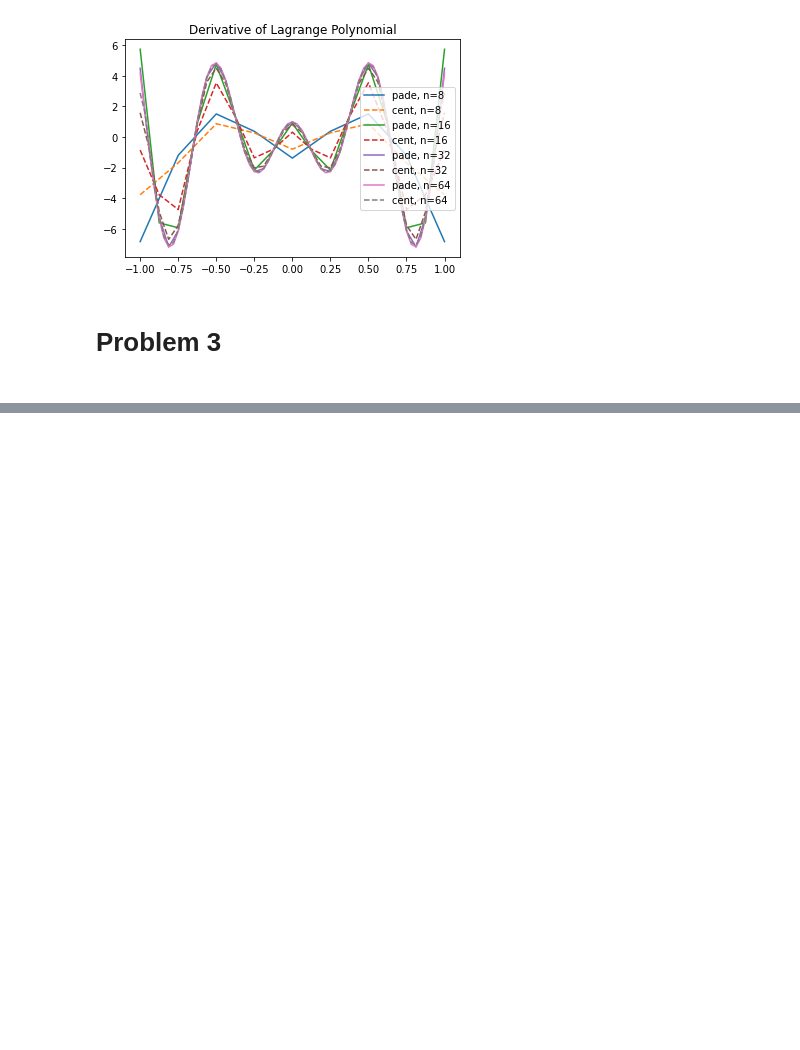
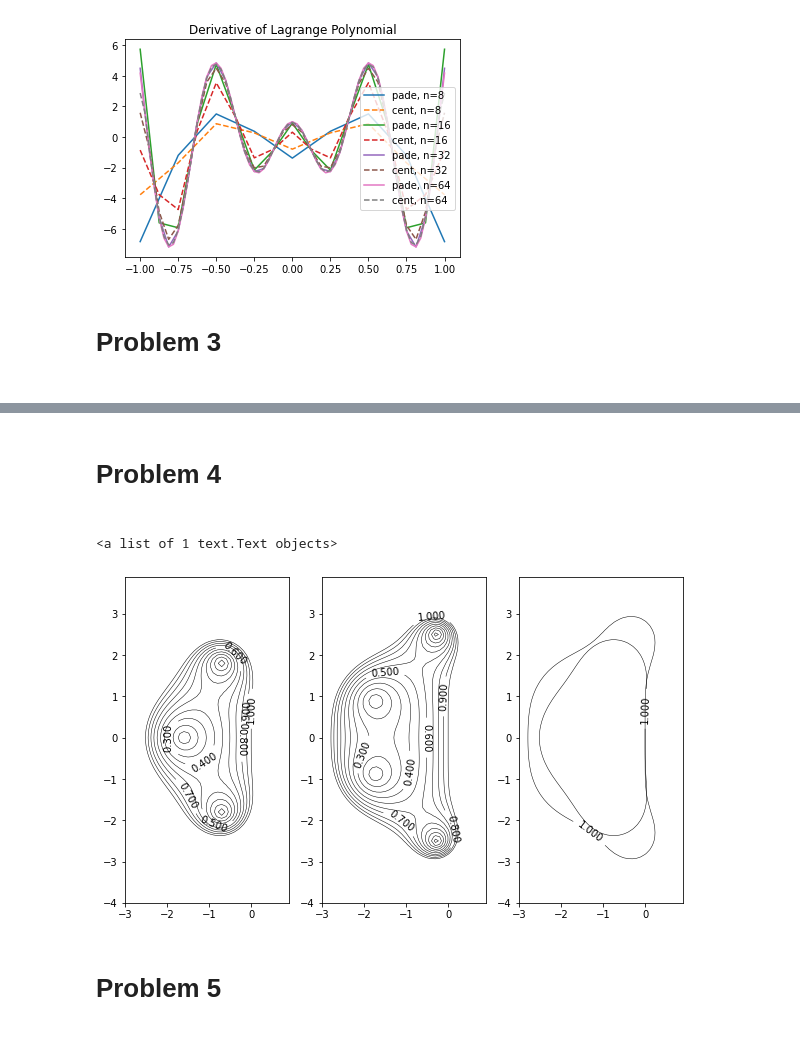
Before and after one commit to zomorodiyan/MAE-5093, a Jupyter notebook: CP1.ipynb, the cells around one changed output, grey strips where cells are left out. Cells and saved outputs as stored; diff of their text form; code cells hidden in the pictures; blank space fills up the shorter version.

```diff
--- a/CP1.ipynb
+++ b/CP1.ipynb
@@ -268,0 +269,22 @@ plt.legend(loc=4)
+# %% [markdown]
+<h1>Problem 4<h1>
+# %%
+range = np.arange(0,1.01,0.1)
+real = np.arange(-3, 1, 0.1)
+imag = np.arange(-4, 4, 0.1)
+[Real, Imag] = np.meshgrid(real,imag)
+S = Real + Imag*1j
+RK3 = 1 + S + 0.5*S**2 + (1/6)*(S**3)
+RK4 = 1 + S + 0.5*S**2 + (1/6)*(S**3) + (1/24)*(S**4)
+
+fig, (ax1,ax2,ax3) = plt.subplots(1, 3)
+fig.set_size_inches(10, 6)
+cont = ax1.contour(Real, Imag, np.abs(RK3), range, colors='k',linewidths=0.5); cont.clabel()
+cont = ax2.contour(Real, Imag, np.abs(RK4), range, colors='k',linewidths=0.5); cont.clabel()
+cont = ax3.contour(Real, Imag, np.abs(RK3), [1], colors='k',linewidths=0.5); cont.clabel()
+cont = ax3.contour(Real, Imag, np.abs(RK4), [1], colors='k',linewidths=0.5); cont.clabel()
+# %% [output]
+<a list of 1 text.Text objects>
+[figure, added]
+# %% [markdown]
+<h1> Problem 5 <h1>
```
Also changed, not shown: parts of 1 cell of this notebook.
